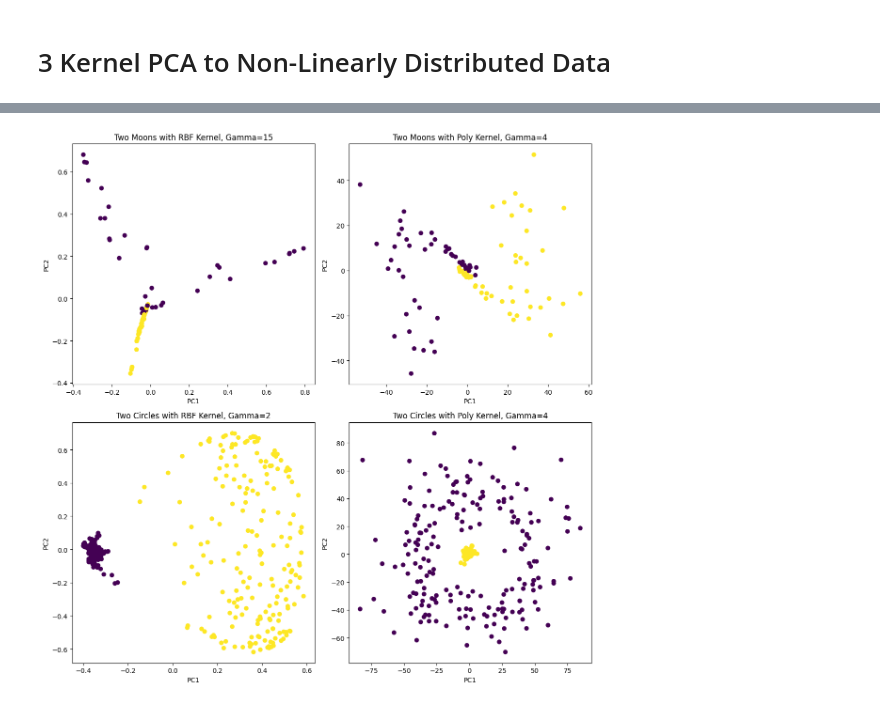
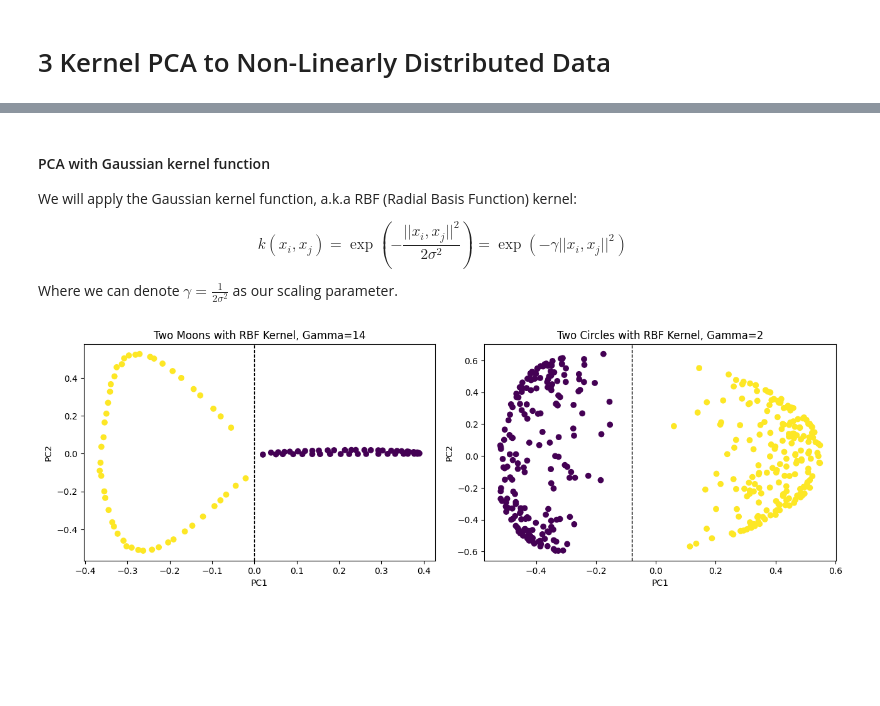
Before and after one commit to AvivGelfand/Geometry-of-Information-Course, a Jupyter notebook: Ex2_GOI.ipynb, the cells around one changed output, grey strips where cells are left out. Saved outputs shown, nothing was run; the diff lists cells and outputs as text; code cells hidden in the pictures; blank space fills up the shorter version.

```diff
--- a/Ex2_GOI.ipynb
+++ b/Ex2_GOI.ipynb
@@ -272,42 +245,41 @@ plt.show()
+# %% [markdown]
+#### PCA with Gaussian kernel function
+We will apply the Gaussian kernel function, a.k.a RBF (Radial Basis Function) kernel:
+
+$$k(x_i, x_j) = \exp\left(- \frac{||x_i, x_j||^2}{2\sigma^2} \right) = \exp\left(- \gamma ||x_i, x_j||^2\right)$$
+Where we can denote $\gamma = \frac{1}{2\sigma^2}$ as our scaling parameter.
 # %%
 from sklearn.preprocessing import StandardScaler
+from sklearn.decomposition import KernelPCA
 
-# Function to apply Kernel PCA and plot the results
-def apply_and_plot_kernel_pca(X, y, kernel, gamma, title):
-    kpca = KernelPCA(kernel=kernel, gamma=gamma, n_components=2)
-    X_kpca = kpca.fit_transform(X)
+# A General Function to apply Kernel PCA and plot the results
+def apply_and_plot_kernel_pca(X, y, kernel, title):
+    X_kpca = kernel.fit_transform(X)
     plt.scatter(X_kpca[:, 0], X_kpca[:, 1], c=y)
     plt.title(title)
     plt.xlabel('PC1')
     plt.ylabel('PC2')
 
-# Standardizing the datasets before applying Kernel PCA
-scaler_moons = StandardScaler()
-X_moons_std = scaler_moons.fit_transform(X_moons)
-
-scaler_circles = StandardScaler()
-X_circles_std = scaler_circles.fit_transform(X_circles)
-
 # Applying Kernel PCA with different parameters
-plt.figure(figsize=(12, 12))
+plt.figure(figsize=(13, 8))
 
 # Two Moons with RBF kernel (should separate well)
 plt.subplot(2, 2, 1)
-apply_and_plot_kernel_pca(X_moons_std, y_moons, kernel='rbf', gamma=15, title="Two Moons with RBF Kernel, Gamma=15")
-
-# Two Moons with Poly kernel (might not separate well)
-plt.subplot(2, 2, 2)
-apply_and_plot_kernel_pca(X_moons_std, y_moons, kernel='poly', gamma=4, title="Two Moons with Poly Kernel, Gamma=4")
+gamma = 14
+kernel = KernelPCA(kernel='rbf', gamma=gamma, n_components=2)
+apply_and_plot_kernel_pca(X_moons, y_moons, kernel=kernel, title=f"Two Moons with RBF Kernel, Gamma={gamma}")
+plt.axvline(x=0.0, linestyle='dashed', color='black', linewidth=1)
 
 # Two Circles with RBF kernel (should separate well)
-plt.subplot(2, 2, 3)
-apply_and_plot_kernel_pca(X_circles_std, y_circles, kernel='rbf', gamma=2, title="Two Circles with RBF Kernel, Gamma=2")
+plt.subplot(2, 2, 2)
+gamma = 2
+kernel = KernelPCA(kernel='rbf', gamma=gamma, n_components=2)
 
-# Two Circles with Poly kernel (might not separate well)
-plt.subplot(2, 2, 4)
-apply_and_plot_kernel_pca(X_circles_std, y_circles, kernel='poly', gamma=4, title="Two Circles with Poly Kernel, Gamma=4")
+apply_and_plot_kernel_pca(X_circles, y_circles, kernel=kernel, title=f"Two Circles with RBF Kernel, Gamma={gamma}")
+plt.axvline(x=-0.08, linestyle='dashed', color='black', linewidth=1)
+
 
 plt.tight_layout()
 plt.show()
 # %% [output]
-[figure, old version]
+[figure, new version]
```
Also changed, not shown: parts of 14 cells of this notebook.
